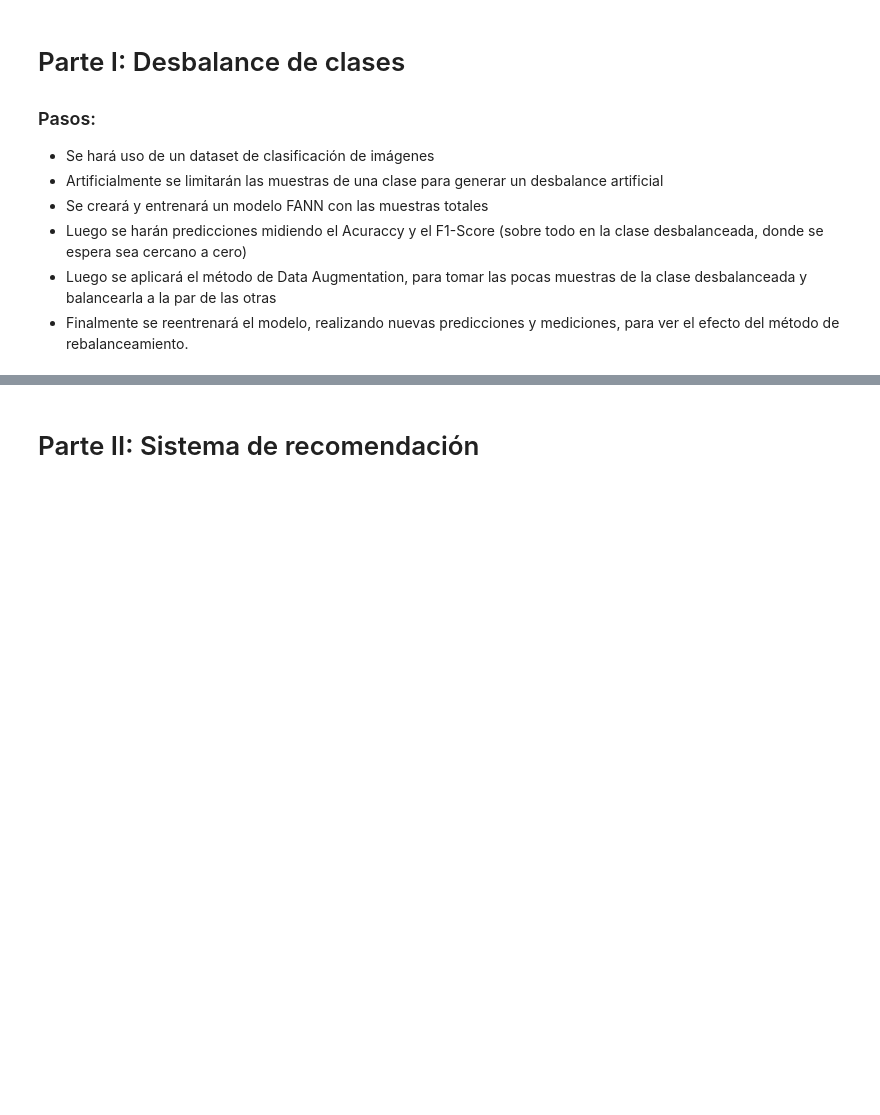
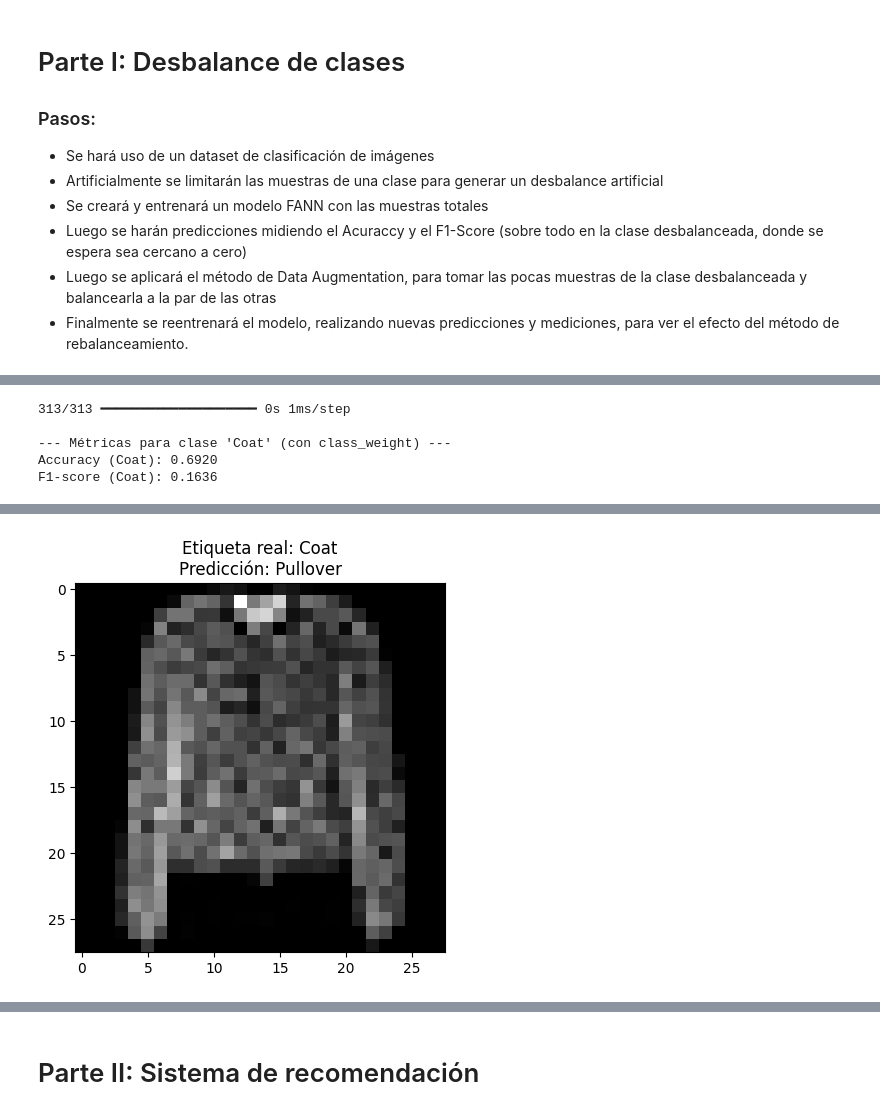
Before and after one commit to moriciii3/tareas_ML_DL_NN, a Jupyter notebook: tarea_2/morici_bruno_tarea2.ipynb, the cells around one changed output, grey strips where cells are left out. Saved outputs shown, nothing was run; the diff lists cells and outputs as text; code cells hidden in the pictures; blank space fills up the shorter version.

```diff
--- a/tarea_2/morici_bruno_tarea2.ipynb
+++ b/tarea_2/morici_bruno_tarea2.ipynb
@@ -22,0 +233,12 @@
+# %%
+class_counts = Counter(train_labels_ds)
+total_samples = len(train_labels_ds)
+n_classes = len(class_counts)
+
+# Si hay menos muestras de una clase, mayor será su peso
+class_weight = {i: total_samples / (n_classes * class_counts[i]) for i in class_counts}
+
+# Mostramos los pesos asignados por clase
+print("Pesos asignados por clase:")
+for i in range(10):
+    print(f"{class_names[i]}: {class_weight[i]:.3f}")
@@ -22,0 +257,34 @@
+# %%
+# Fiteamos el modelo con class_weight
+model_weighted = create_model()
+history_weighted = model_weighted.fit(train_images_ds, train_labels_ds,
+                                      epochs=10, batch_size=64, verbose=0,
+                                      validation_split=0.2,
+                                      class_weight=class_weight)
+
+# Evaluamos el modelo con class_weight
+y_pred_w = np.argmax(model_weighted.predict(test_images), axis=1)
+report_w = classification_report(test_labels, y_pred_w, output_dict=True)
+
+mask = test_labels == minority_class
+acc_wgt = accuracy_score(test_labels[mask], y_pred_w[mask])
+f1_wgt = f1_score(test_labels[mask], y_pred_w[mask], average='macro')
+
+# Resultados
+print("\n--- Métricas para clase 'Coat' (con class_weight) ---")
+print(f"Accuracy (Coat): {acc_wgt:.4f}")
+print(f"F1-score (Coat): {f1_wgt:.4f}")
+# %% [output]
+313/313 ━━━━━━━━━━━━━━━━━━━━ 0s 1ms/step
+
+--- Métricas para clase 'Coat' (con class_weight) ---
+Accuracy (Coat): 0.6920
+F1-score (Coat): 0.1636
+# %%
+idx = np.where(test_labels == minority_class)[0][2]
+
+plt.imshow(test_images[idx], cmap='gray')
+pred_label = np.argmax(model_weighted.predict(np.expand_dims(test_images[idx], 0)))
+plt.title(f"Etiqueta real: {class_names[test_labels[idx]]}\nPredicción: {class_names[pred_label]}")
+plt.show()
+# %% [output]
@@ -22,0 +292 @@
+[figure, added]
```
Also changed, not shown: parts of 25 cells of this notebook.
